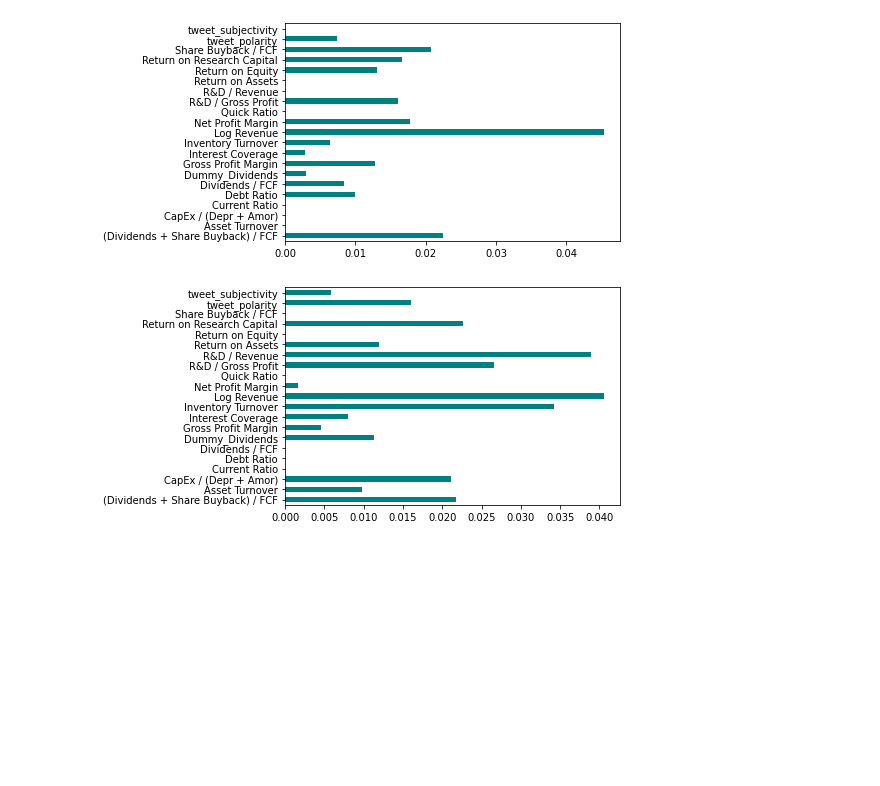
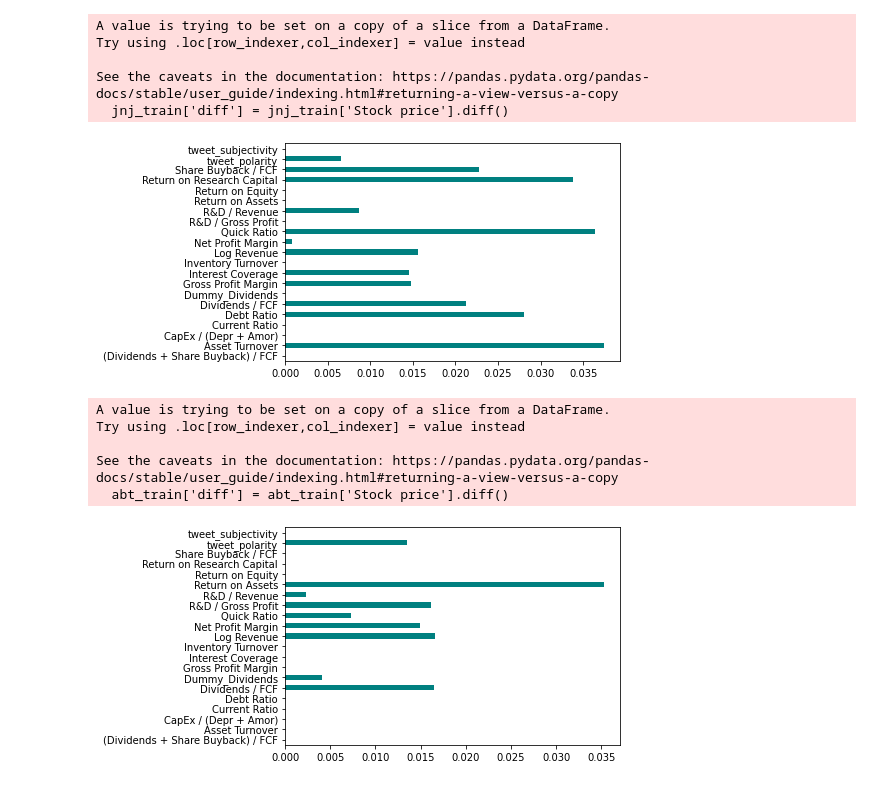
Before and after one commit to Crliu4/capp30254_fight_potatoes, a Jupyter notebook: progress_report.ipynb, the cells around one changed output. Cells and saved outputs as stored; diff of their text form; code cells hidden in the pictures; blank space fills up the shorter version.

```diff
--- a/progress_report.ipynb
+++ b/progress_report.ipynb
@@ -14,25 +15,44 @@ abt = pd.read_excel('~/capp30254_fight_potatoes/data processing/data_processed_v
+# %%
+# Some separation into train/test
+jnj_train = jnj[jnj['Report Date'] < '2022-01-01']
+jnj_test = jnj[jnj['Report Date'] >= '2022-01-01']
+abt_train = abt[abt['Report Date'] < '2022-01-01']
+abt_test = abt[abt['Report Date'] >= '2022-01-01']
+test_dates = jnj_test['Report Date']
 # %%
 # feature selection for JNJ
-jnj['diff'] = jnj['Stock price'].diff()
-X_jnj = jnj.iloc[:, 3: -1]
-Y_jnj = np.where(jnj['diff'] >= 0, 1, 0)
-importances = mutual_info_classif(X_jnj, Y_jnj)
-feat_importances_jnj = pd.Series(importances, jnj.columns[3: -1])
+jnj_train['diff'] = jnj_train['Stock price'].diff()
+X_jnj = jnj_train.iloc[:, 3: -1]
+Y_jnj_price = jnj_train['Stock price']
+Y_jnj = np.where(jnj_train['diff'] >= 0, 1, 0)
+importances = mutual_info_classif(X_jnj, Y_jnj, random_state=1241)
+feat_importances_jnj = pd.Series(importances, jnj_train.columns[3: -1])
 feat_importances_jnj.plot(kind='barh', color ="teal")
 plt.show()
 # %% [output]
+A value is trying to be set on a copy of a slice from a DataFrame.
+Try using .loc[row_indexer,col_indexer] = value instead
+
+See the caveats in the documentation: https://pandas.pydata.org/pandas-docs/stable/user_guide/indexing.html#returning-a-view-versus-a-copy
+  jnj_train['diff'] = jnj_train['Stock price'].diff()
-[figure, old version]
+[figure, new version]
 # %%
 # feature selection for ABT
-abt['diff'] = abt['Stock price'].diff()
-X_abt = abt.iloc[:, 3: -1]
-Y_abt = np.where(abt['diff'] >= 0, 1, 0)
-importances = mutual_info_classif(X_abt, Y_abt)
-feat_importances_abt = pd.Series(importances, abt.columns[3: -1])
+abt_train['diff'] = abt_train['Stock price'].diff()
+X_abt = abt_train.iloc[:, 3: -1]
+Y_abt_price = abt_train['Stock price']
+Y_abt = np.where(abt_train['diff'] >= 0, 1, 0)
+importances = mutual_info_classif(X_abt, Y_abt, random_state=1241)
+feat_importances_abt = pd.Series(importances, abt_train.columns[3: -1])
 feat_importances_abt.plot(kind='barh', color ="teal")
 plt.show()
 # %% [output]
+A value is trying to be set on a copy of a slice from a DataFrame.
+Try using .loc[row_indexer,col_indexer] = value instead
+
+See the caveats in the documentation: https://pandas.pydata.org/pandas-docs/stable/user_guide/indexing.html#returning-a-view-versus-a-copy
+  abt_train['diff'] = abt_train['Stock price'].diff()
-[figure, old version]
+[figure, new version]
 # %%
 # subset cols deemed 'relevant'
 # jnj
```
Also changed, not shown: parts of 7 cells of this notebook.
